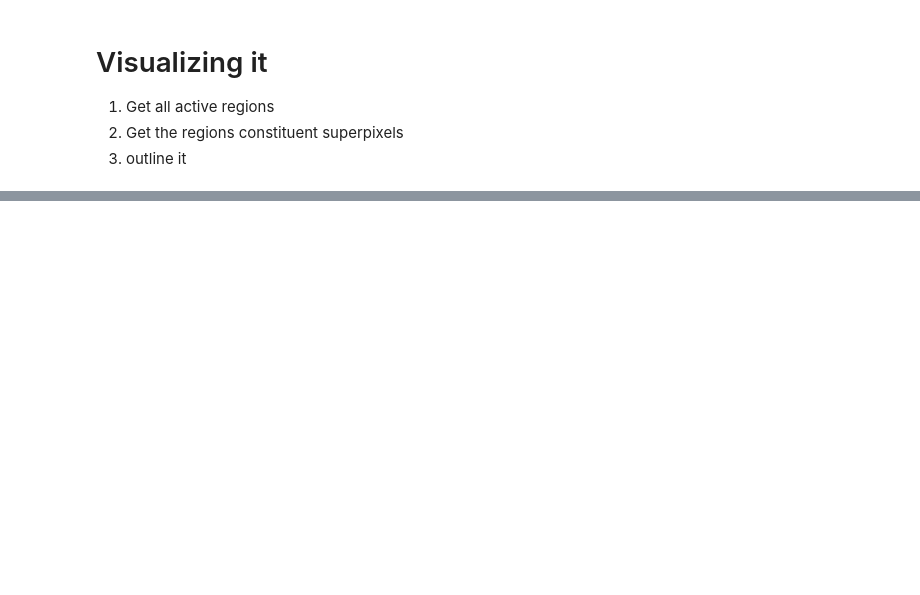
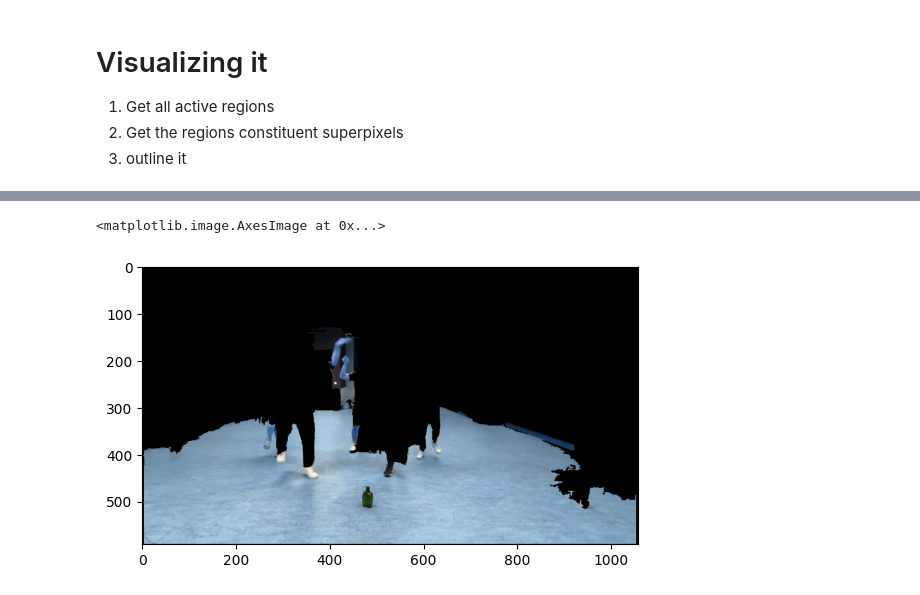
Before and after one commit to RingoftheKing/odorography, a Jupyter notebook: DanceSegmenter.ipynb, the cells around one changed output, grey strips where cells are left out. Saved outputs shown, nothing was run; the diff lists cells and outputs as text; code cells hidden in the pictures; blank space fills up the shorter version.

```diff
--- a/DanceSegmenter.ipynb
+++ b/DanceSegmenter.ipynb
@@ -218 +164,19 @@ superpixel_img = slic(hsv_img, n_segments=200)
+# %%
+# Get area information on each superpixel slice
+from sympy.matrices import HadamardPower
+
+
+def get_area_info(labels):
+  area_stats = dict()
+  H, W = labels.shape
+  total_labels = np.max(labels)
+  for i in range(total_labels):
+    pixels_in_label = np.sum(labels[labels == i + 1] / (i + 1))
+    area_stats[i + 1] = pixels_in_label
+
+  # pixels in all labels sum up to the image size (or gets very close to it)
+  assert np.sum(np.array(list(area_stats.values()))) == H * W
+  return area_stats
+
+area_stats = get_area_info(superpixel_img)
 # %% [markdown]
@@ -494,6 +546,7 @@ bs = build_edge_stats(superpixel_img, edge_map)
 
 # 3. Create RAG
 rag = RAG(bs)
+rag.area_stats = area_stats
 
 # self note: I initially wanted to create initial regions via set() then add all items in edge_stats (a, b) to get my unique regions.
 # this is more complete.
@@ -503,5 +556,6 @@ for r in initial_regions:
   rag.components[r] = {r}
 
 # 4. start Merging
-agglomerative_merge(rag, 30)
+# agglomerative_merge(rag, 30)
+agg_merge_dominant_area(rag, area_stats=rag.area_stats, dom_proportion=0.35)
 # %% [output]
@@ -568,0 +628,15 @@ plt.imshow(color_viz)
+# %%
+label = rag.get_largest_area_label()
+
+def apply_mask(img, final_labels, target_label):
+    mask = (final_labels == target_label).astype(np.uint8) * 255
+    masked_img = cv2.bitwise_and(img, img, mask=mask)
+    # also binarize it for contouring later
+    _, binary_mask = cv2.threshold(mask, 1, 255, cv2.THRESH_BINARY)
+    return masked_img, binary_mask
+
+masked_image, binary_mask = apply_mask(img, foo, label)
+plt.imshow(masked_image)
+# %% [output]
+<matplotlib.image.AxesImage at 0x...>
+[figure, added]
```
Also changed, not shown: parts of 27 cells of this notebook, 9 other files.
